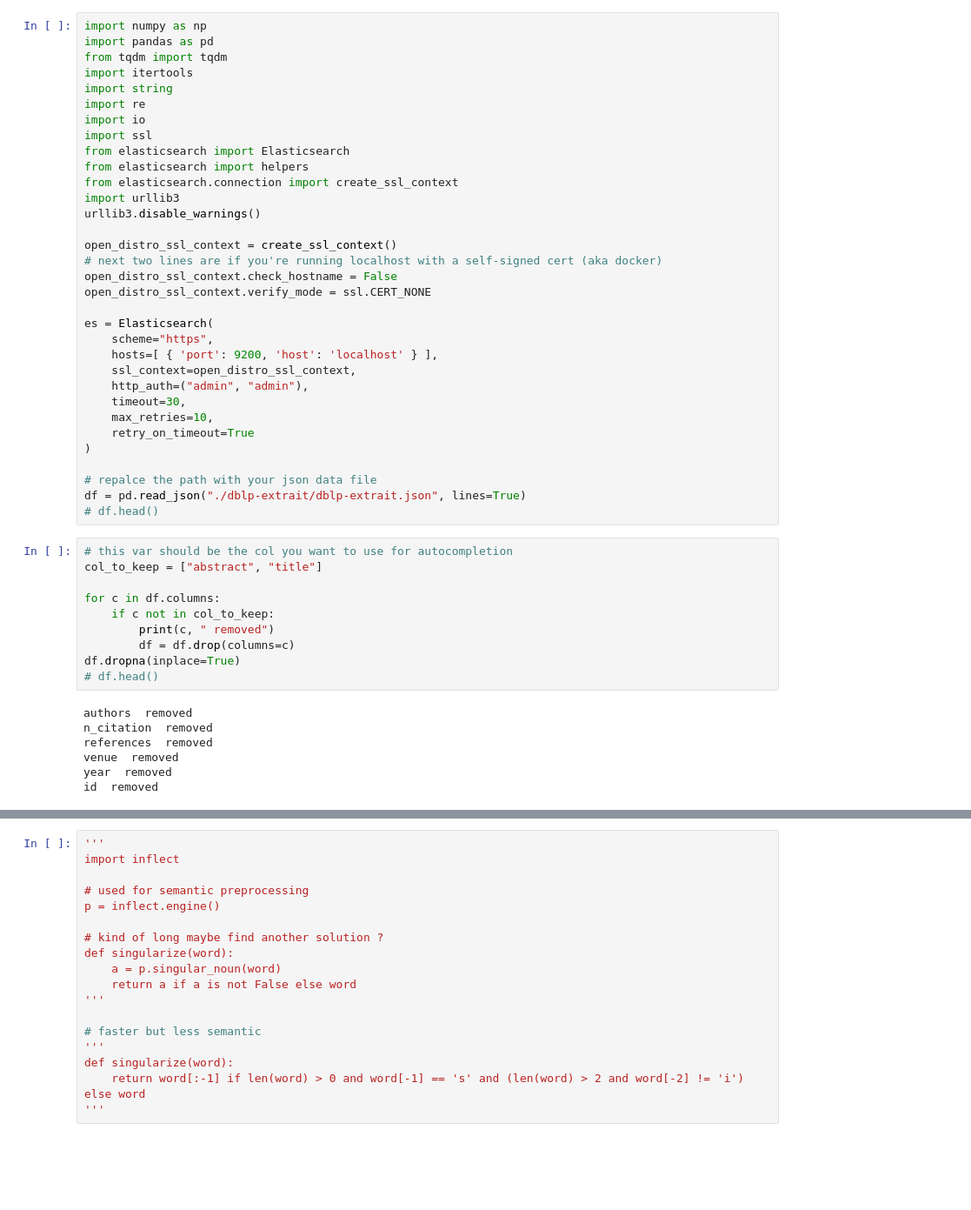
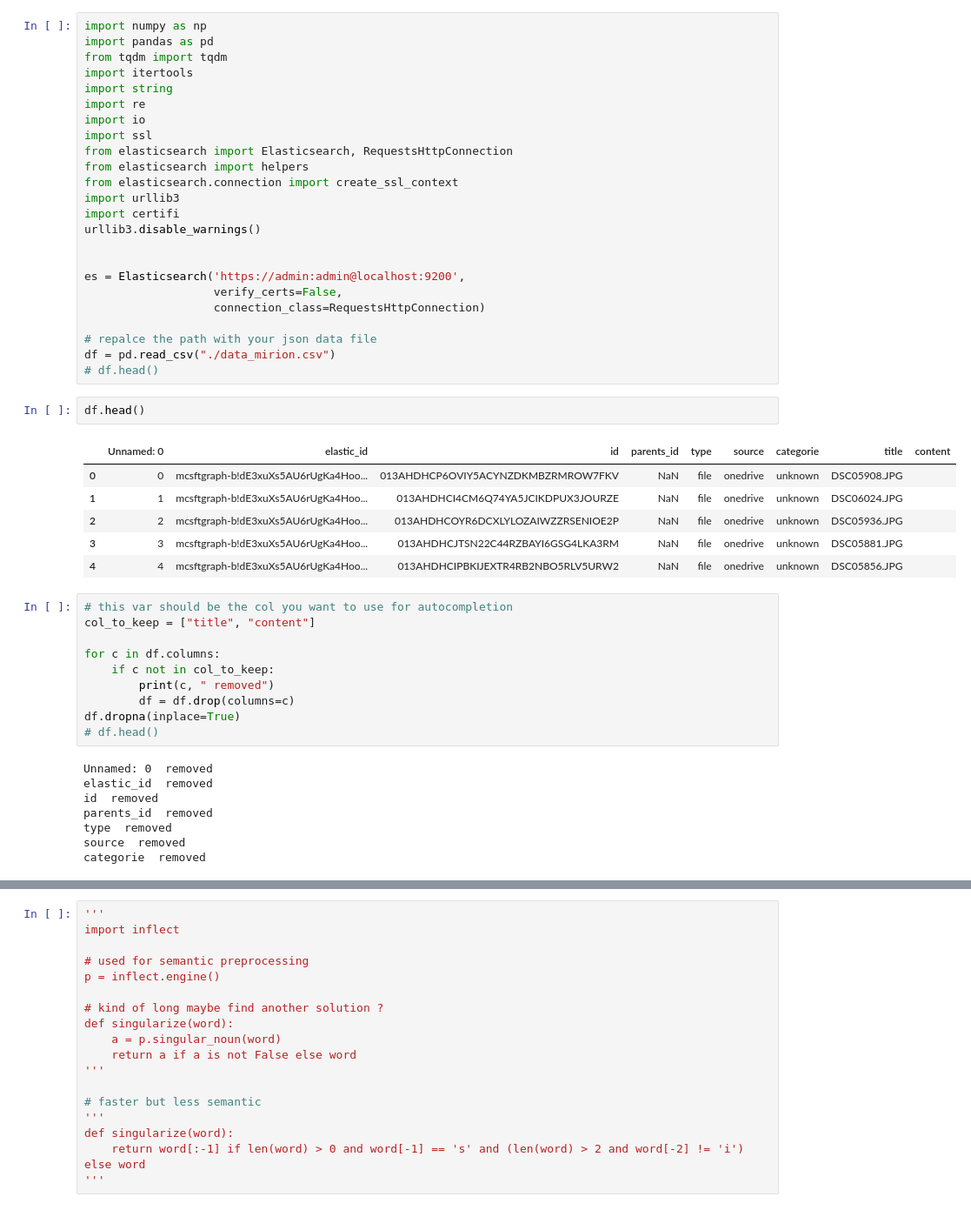
Before and after one commit to qfeuilla/Elastic_embedding_search, a Jupyter notebook: elastic_file_up.ipynb, the cells around one changed output, grey strips where cells are left out. Shown at 87% size. Saved outputs shown, nothing was run; the diff lists cells and outputs as text; blank space fills up the shorter version.

```diff
--- a/elastic_file_up.ipynb
+++ b/elastic_file_up.ipynb
@@ -7,33 +7,33 @@ import string
 import re
 import io
 import ssl
-from elasticsearch import Elasticsearch
+from elasticsearch import Elasticsearch, RequestsHttpConnection
 from elasticsearch import helpers
 from elasticsearch.connection import create_ssl_context
 import urllib3
+import certifi
 urllib3.disable_warnings()
 
-open_distro_ssl_context = create_ssl_context()
-# next two lines are if you're running localhost with a self-signed cert (aka docker)
-open_distro_ssl_context.check_hostname = False
-open_distro_ssl_context.verify_mode = ssl.CERT_NONE
 
-es = Elasticsearch(
-    scheme="https",
-    hosts=[ { 'port': 9200, 'host': 'localhost' } ],
-    ssl_context=open_distro_ssl_context,
-    http_auth=("admin", "admin"),
-    timeout=30,
-    max_retries=10,
-    retry_on_timeout=True
-)
+es = Elasticsearch('https://admin:admin@localhost:9200',
+                   verify_certs=False,
+                   connection_class=RequestsHttpConnection)
 
 # repalce the path with your json data file
-df = pd.read_json("./dblp-extrait/dblp-extrait.json", lines=True)
+df = pd.read_csv("./data_mirion.csv")
 # df.head()
+# %%
+df.head()
+# %% [output]
+|  | Unnamed: 0 | elastic_id | id | parents_id | type | source | categorie | title | content |
+| 0 | 0 | mcsftgraph-b!dE3xuXs5AU6rUgKa4Hoo... | 013AHDHCP6OVIY5ACYNZDKMBZRMROW7FKV | NaN | file | onedrive | unknown | DSC05908.JPG |  |
+| 1 | 1 | mcsftgraph-b!dE3xuXs5AU6rUgKa4Hoo... | 013AHDHCI4CM6Q74YA5JCIKDPUX3JOURZE | NaN | file | onedrive | unknown | DSC06024.JPG |  |
+| 2 | 2 | mcsftgraph-b!dE3xuXs5AU6rUgKa4Hoo... | 013AHDHCOYR6DCXLYLOZAIWZZRSENIOE2P | NaN | file | onedrive | unknown | DSC05936.JPG |  |
+| 3 | 3 | mcsftgraph-b!dE3xuXs5AU6rUgKa4Hoo... | 013AHDHCJTSN22C44RZBAYI6GSG4LKA3RM | NaN | file | onedrive | unknown | DSC05881.JPG |  |
+| 4 | 4 | mcsftgraph-b!dE3xuXs5AU6rUgKa4Hoo... | 013AHDHCIPBKIJEXTR4RB2NBO5RLV5URW2 | NaN | file | onedrive | unknown | DSC05856.JPG |  |
 # %%
 # this var should be the col you want to use for autocompletion
-col_to_keep = ["abstract", "title"]
+col_to_keep = ["title", "content"]
 
 for c in df.columns:
     if c not in col_to_keep:
@@ -42,9 +42,10 @@ for c in df.columns:
 df.dropna(inplace=True)
 # df.head()
 # %% [output]
-authors  removed
-n_citation  removed
-references  removed
-venue  removed
-year  removed
+Unnamed: 0  removed
+elastic_id  removed
 id  removed
+parents_id  removed
+type  removed
+source  removed
+categorie  removed
```
Also changed, not shown: parts of 18 cells of this notebook, 1 other file.
